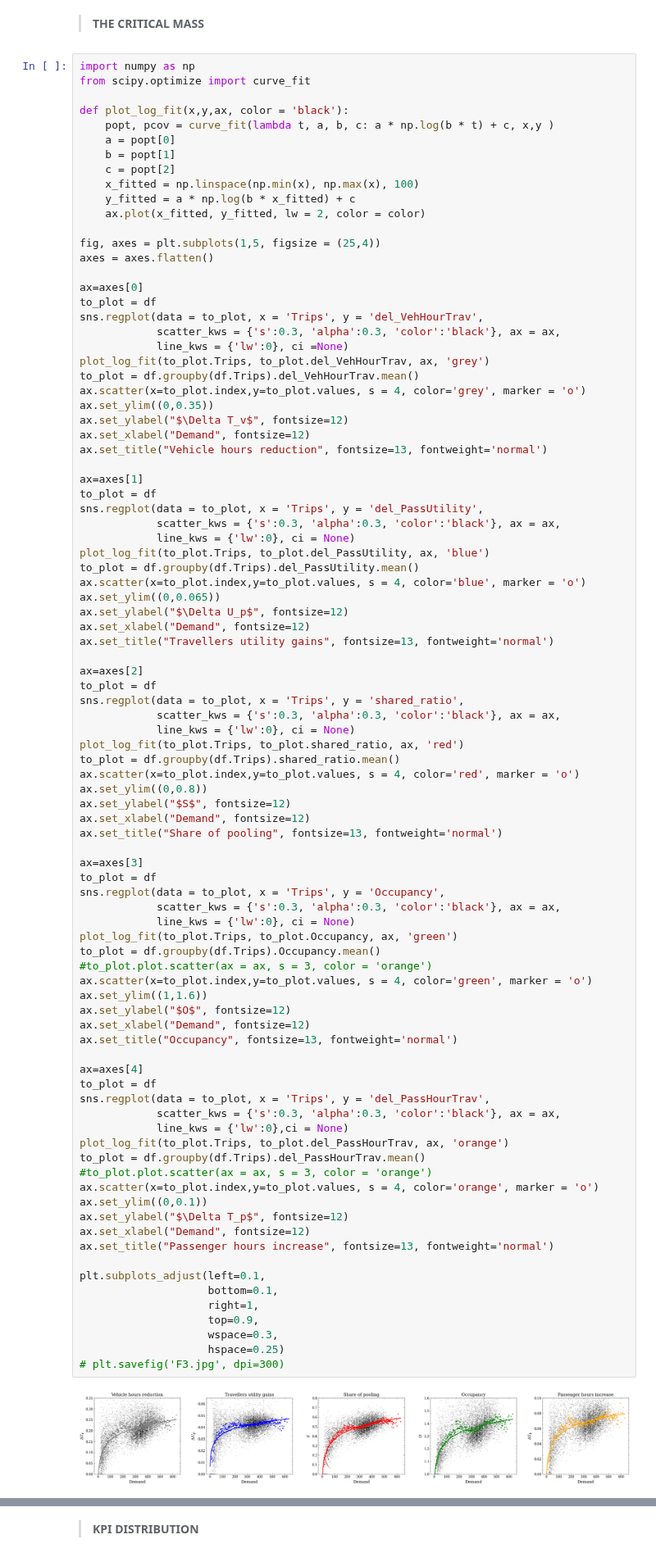
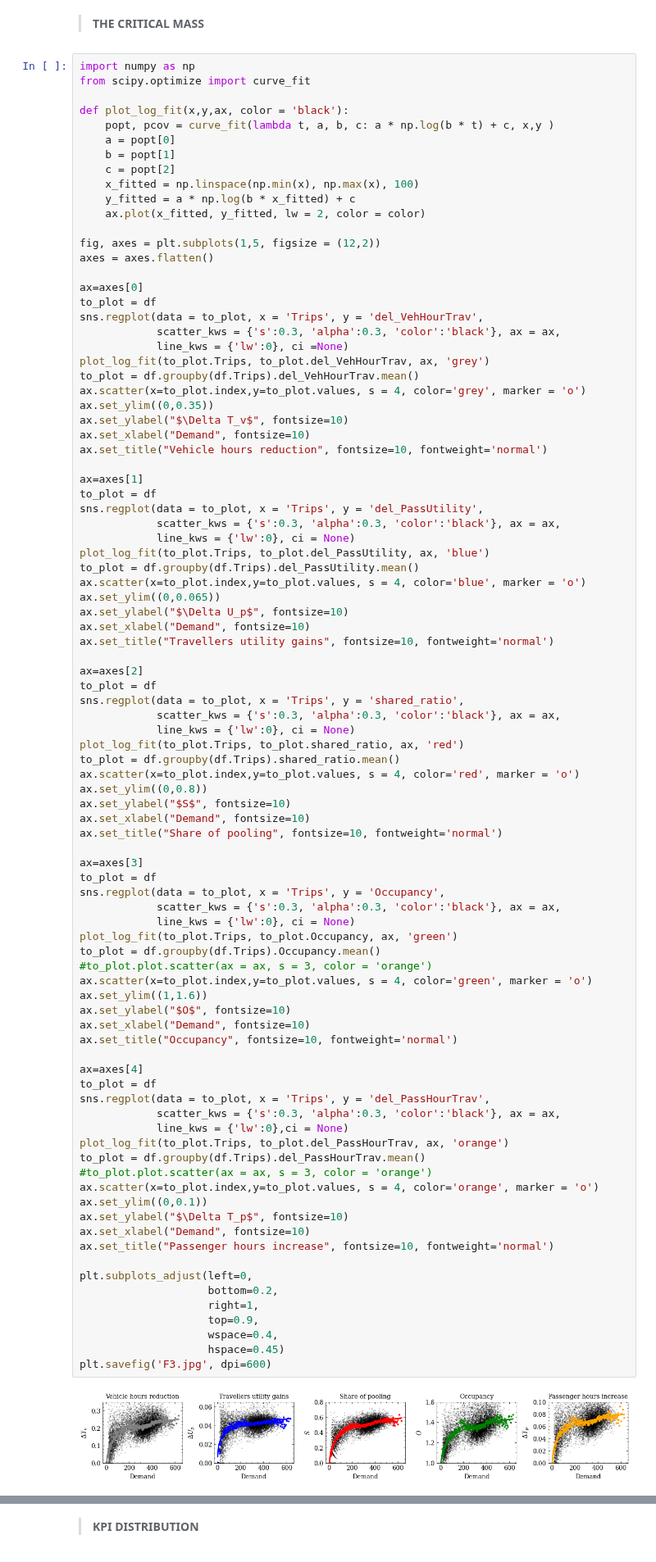
Before and after one commit to OlhaShulikaUJ/ExMAS-plotting, a Jupyter notebook: NYC KPI DA.ipynb, the cells around one changed output, grey strips where cells are left out. Shown at 82% size. Cells and saved outputs as stored; diff of their text form.

```diff
--- a/NYC KPI DA.ipynb
+++ b/NYC KPI DA.ipynb
@@ -43,7 +43,7 @@ def plot_log_fit(x,y,ax, color = 'black'):
     y_fitted = a * np.log(b * x_fitted) + c
     ax.plot(x_fitted, y_fitted, lw = 2, color = color)
 
-fig, axes = plt.subplots(1,5, figsize = (25,4))
+fig, axes = plt.subplots(1,5, figsize = (12,2))
 axes = axes.flatten()
 
 ax=axes[0]
@@ -55,9 +55,9 @@ plot_log_fit(to_plot.Trips, to_plot.del_VehHourTrav, ax, 'grey')
 to_plot = df.groupby(df.Trips).del_VehHourTrav.mean()
 ax.scatter(x=to_plot.index,y=to_plot.values, s = 4, color='grey', marker = 'o')
 ax.set_ylim((0,0.35))
-ax.set_ylabel("$\Delta T_v$", fontsize=12)
-ax.set_xlabel("Demand", fontsize=12)
-ax.set_title("Vehicle hours reduction", fontsize=13, fontweight='normal')
+ax.set_ylabel("$\Delta T_v$", fontsize=10)
+ax.set_xlabel("Demand", fontsize=10)
+ax.set_title("Vehicle hours reduction", fontsize=10, fontweight='normal')
 
 ax=axes[1]
 to_plot = df
@@ -68,9 +68,9 @@ plot_log_fit(to_plot.Trips, to_plot.del_PassUtility, ax, 'blue')
 to_plot = df.groupby(df.Trips).del_PassUtility.mean()
 ax.scatter(x=to_plot.index,y=to_plot.values, s = 4, color='blue', marker = 'o')
 ax.set_ylim((0,0.065))
-ax.set_ylabel("$\Delta U_p$", fontsize=12)
-ax.set_xlabel("Demand", fontsize=12)
-ax.set_title("Travellers utility gains", fontsize=13, fontweight='normal')
+ax.set_ylabel("$\Delta U_p$", fontsize=10)
+ax.set_xlabel("Demand", fontsize=10)
+ax.set_title("Travellers utility gains", fontsize=10, fontweight='normal')
 
 ax=axes[2]
 to_plot = df
@@ -80,45 +80,45 @@ sns.regplot(data = to_plot, x = 'Trips', y = 'shared_ratio',
 plot_log_fit(to_plot.Trips, to_plot.shared_ratio, ax, 'red')
 to_plot = df.groupby(df.Trips).shared_ratio.mean()
 ax.scatter(x=to_plot.index,y=to_plot.values, s = 4, color='red', marker = 'o')
 ax.set_ylim((0,0.8))
-ax.set_ylabel("$S$", fontsize=12)
-ax.set_xlabel("Demand", fontsize=12)
-ax.set_title("Share of pooling", fontsize=13, fontweight='normal')
+ax.set_ylabel("$S$", fontsize=10)
+ax.set_xlabel("Demand", fontsize=10)
+ax.set_title("Share of pooling", fontsize=10, fontweight='normal')
 
 ax=axes[3]
 to_plot = df
 sns.regplot(data = to_plot, x = 'Trips', y = 'Occupancy',
             scatter_kws = {'s':0.3, 'alpha':0.3, 'color':'black'}, ax = ax,
             line_kws = {'lw':0}, ci = None)
 plot_log_fit(to_plot.Trips, to_plot.Occupancy, ax, 'green')
 to_plot = df.groupby(df.Trips).Occupancy.mean()
 #to_plot.plot.scatter(ax = ax, s = 3, color = 'orange')
 ax.scatter(x=to_plot.index,y=to_plot.values, s = 4, color='green', marker = 'o')
 ax.set_ylim((1,1.6))
-ax.set_ylabel("$O$", fontsize=12)
-ax.set_xlabel("Demand", fontsize=12)
-ax.set_title("Occupancy", fontsize=13, fontweight='normal')
+ax.set_ylabel("$O$", fontsize=10)
+ax.set_xlabel("Demand", fontsize=10)
+ax.set_title("Occupancy", fontsize=10, fontweight='normal')
 
 ax=axes[4]
 to_plot = df
 sns.regplot(data = to_plot, x = 'Trips', y = 'del_PassHourTrav',
             scatter_kws = {'s':0.3, 'alpha':0.3, 'color':'black'}, ax = ax,
             line_kws = {'lw':0},ci = None)
 plot_log_fit(to_plot.Trips, to_plot.del_PassHourTrav, ax, 'orange')
 to_plot = df.groupby(df.Trips).del_PassHourTrav.mean()
 #to_plot.plot.scatter(ax = ax, s = 3, color = 'orange')
 ax.scatter(x=to_plot.index,y=to_plot.values, s = 4, color='orange', marker = 'o')
 ax.set_ylim((0,0.1))
-ax.set_ylabel("$\Delta T_p$", fontsize=12)
-ax.set_xlabel("Demand", fontsize=12)
-ax.set_title("Passenger hours increase", fontsize=13, fontweight='normal')
+ax.set_ylabel("$\Delta T_p$", fontsize=10)
+ax.set_xlabel("Demand", fontsize=10)
+ax.set_title("Passenger hours increase", fontsize=10, fontweight='normal')
 
-plt.subplots_adjust(left=0.1,
-                    bottom=0.1,
+plt.subplots_adjust(left=0,
+                    bottom=0.2,
                     right=1,
                     top=0.9,
-                    wspace=0.3,
-                    hspace=0.25)
-# plt.savefig('F3.jpg', dpi=300)
+                    wspace=0.4,
+                    hspace=0.45)
+plt.savefig('F3.jpg', dpi=600)
 # %% [output]
-[figure, old version]
+[figure, new version]
```
Also changed, not shown: parts of 2 cells of this notebook.
